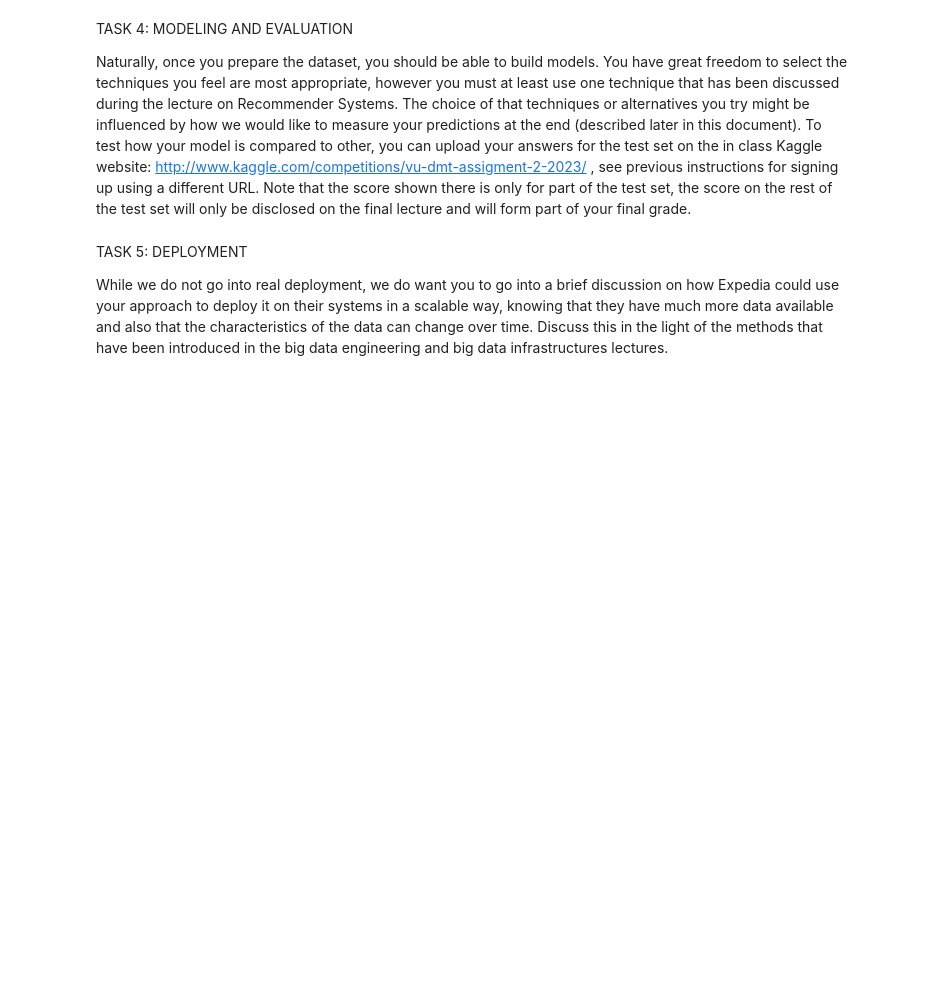
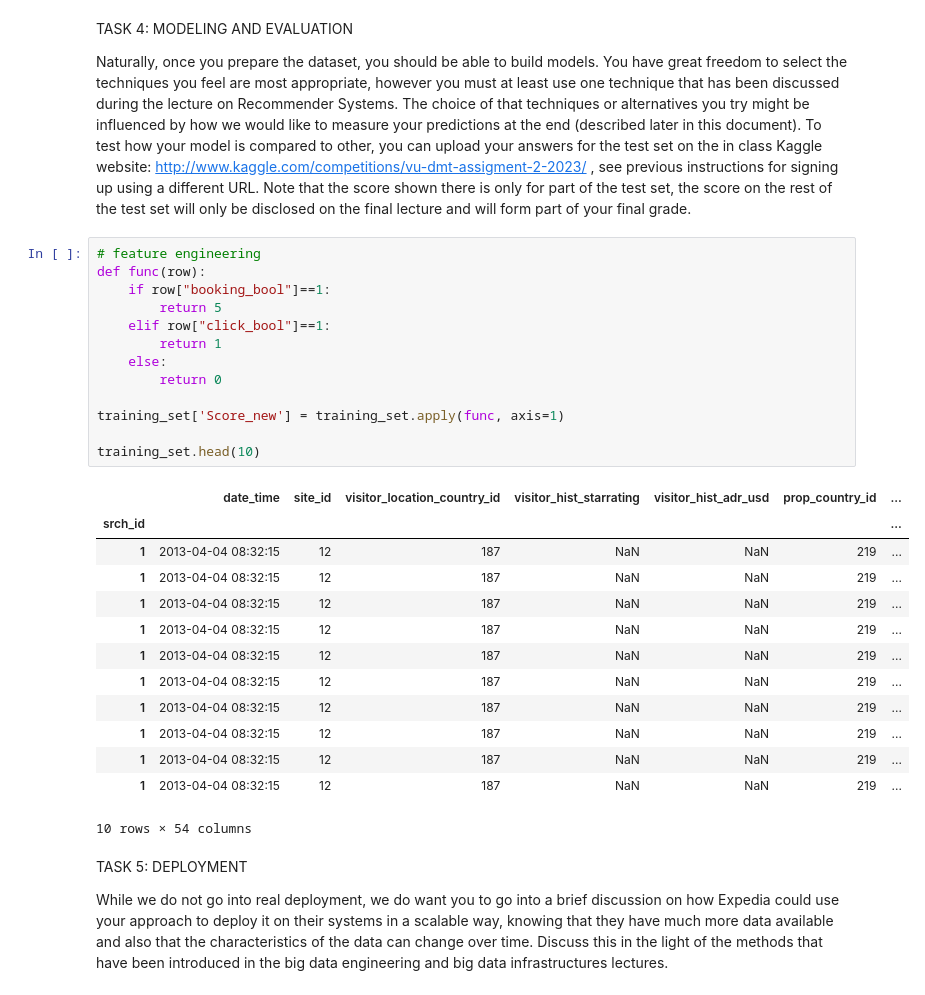
Before and after one commit to nbounatsos/dm_projects, a Jupyter notebook: Assignment 2/ass.ipynb, the cells around one changed output. Cells and saved outputs as stored; diff of their text form; blank space fills up the shorter version.

Commit message:
new feature for ranking score "Score_new"

```diff
--- a/Assignment 2/ass.ipynb
+++ b/Assignment 2/ass.ipynb
@@ -82,6 +127,33 @@ You’ll certainly need to work on the dataset, to create, modify or add new fea
 TASK 4: MODELING AND EVALUATION
 
 Naturally, once you prepare the dataset, you should be able to build models. You have great freedom to select the techniques you feel are most appropriate, however you must at least use one technique that has been discussed during the lecture on Recommender Systems. The choice of that techniques or alternatives you try might be influenced by how we would like to measure your predictions at the end (described later in this document). To test how your model is compared to other, you can upload your answers for the test set on the in class Kaggle website: http://www.kaggle.com/competitions/vu-dmt-assigment-2-2023/ , see previous instructions for signing up using a different URL. Note that the score shown there is only for part of the test set, the score on the rest of the test set will only be disclosed on the final lecture and will form part of your final grade.
+# %%
+# feature engineering
+def func(row):
+    if row["booking_bool"]==1:
+        return 5
+    elif row["click_bool"]==1:
+        return 1
+    else:
+        return 0
+
+training_set['Score_new'] = training_set.apply(func, axis=1)
+
+training_set.head(10)
+# %% [output]
+|  | date_time | site_id | visitor_location_country_id | visitor_hist_starrating | visitor_hist_adr_usd | prop_country_id | ... |
+| srch_id |  |  |  |  |  |  | ... |
+| 1 | 2013-04-04 08:32:15 | 12 | 187 | NaN | NaN | 219 | ... |
+| 1 | 2013-04-04 08:32:15 | 12 | 187 | NaN | NaN | 219 | ... |
+| 1 | 2013-04-04 08:32:15 | 12 | 187 | NaN | NaN | 219 | ... |
+| 1 | 2013-04-04 08:32:15 | 12 | 187 | NaN | NaN | 219 | ... |
+| 1 | 2013-04-04 08:32:15 | 12 | 187 | NaN | NaN | 219 | ... |
+| 1 | 2013-04-04 08:32:15 | 12 | 187 | NaN | NaN | 219 | ... |
+| 1 | 2013-04-04 08:32:15 | 12 | 187 | NaN | NaN | 219 | ... |
+| 1 | 2013-04-04 08:32:15 | 12 | 187 | NaN | NaN | 219 | ... |
+| 1 | 2013-04-04 08:32:15 | 12 | 187 | NaN | NaN | 219 | ... |
+| 1 | 2013-04-04 08:32:15 | 12 | 187 | NaN | NaN | 219 | ... |
+10 rows × 54 columns
 # %% [markdown]
 TASK 5: DEPLOYMENT
 
```
Also changed, not shown: parts of 4 cells of this notebook.
